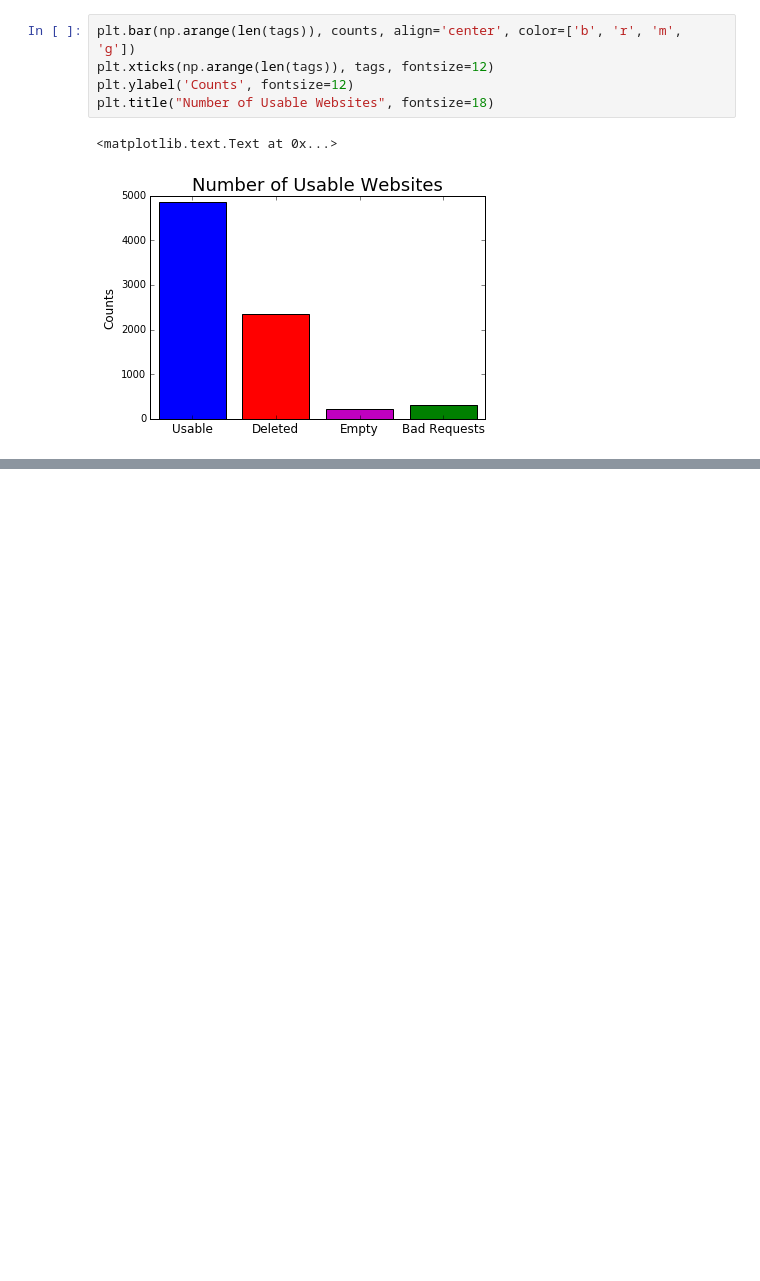
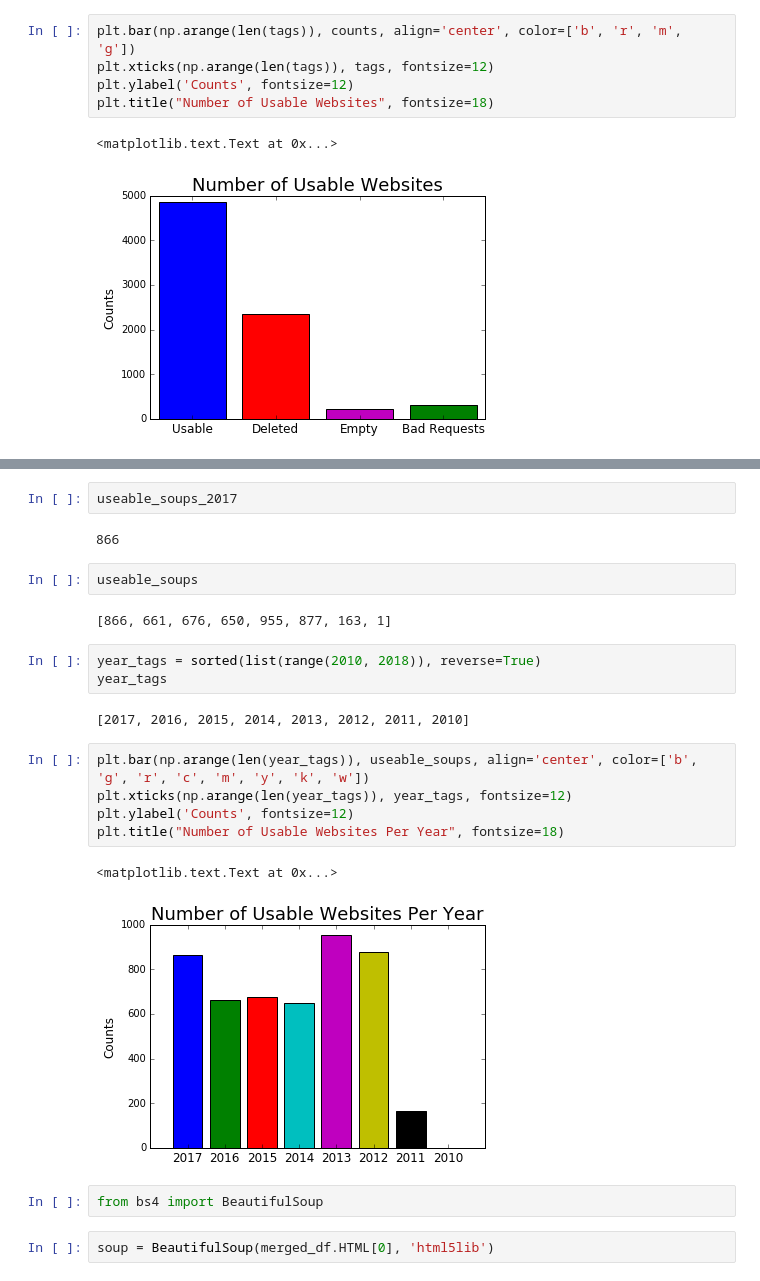
Before and after one commit to CMantell/Capstone---Boil-Order-Classifier, a Jupyter notebook: Combine Soups.ipynb, the cells around one changed output, grey strips where cells are left out. Cells and saved outputs as stored; diff of their text form; blank space fills up the shorter version.

```diff
--- a/Combine Soups.ipynb
+++ b/Combine Soups.ipynb
@@ -278,0 +258,25 @@ merged_df.tail()
+# %%
+useable_soups_2017
+# %% [output]
+866
+# %%
+useable_soups
+# %% [output]
+[866, 661, 676, 650, 955, 877, 163, 1]
+# %%
+year_tags = sorted(list(range(2010, 2018)), reverse=True)
+year_tags
+# %% [output]
+[2017, 2016, 2015, 2014, 2013, 2012, 2011, 2010]
+# %%
+plt.bar(np.arange(len(year_tags)), useable_soups, align='center', color=['b', 'g', 'r', 'c', 'm', 'y', 'k', 'w'])
+plt.xticks(np.arange(len(year_tags)), year_tags, fontsize=12)
+plt.ylabel('Counts', fontsize=12)
+plt.title("Number of Usable Websites Per Year", fontsize=18)
+# %% [output]
+<matplotlib.text.Text at 0x...>
+[figure, added]
+# %%
+from bs4 import BeautifulSoup
+# %%
+soup = BeautifulSoup(merged_df.HTML[0], 'html5lib')
```
Also changed, not shown: parts of 27 cells of this notebook.
